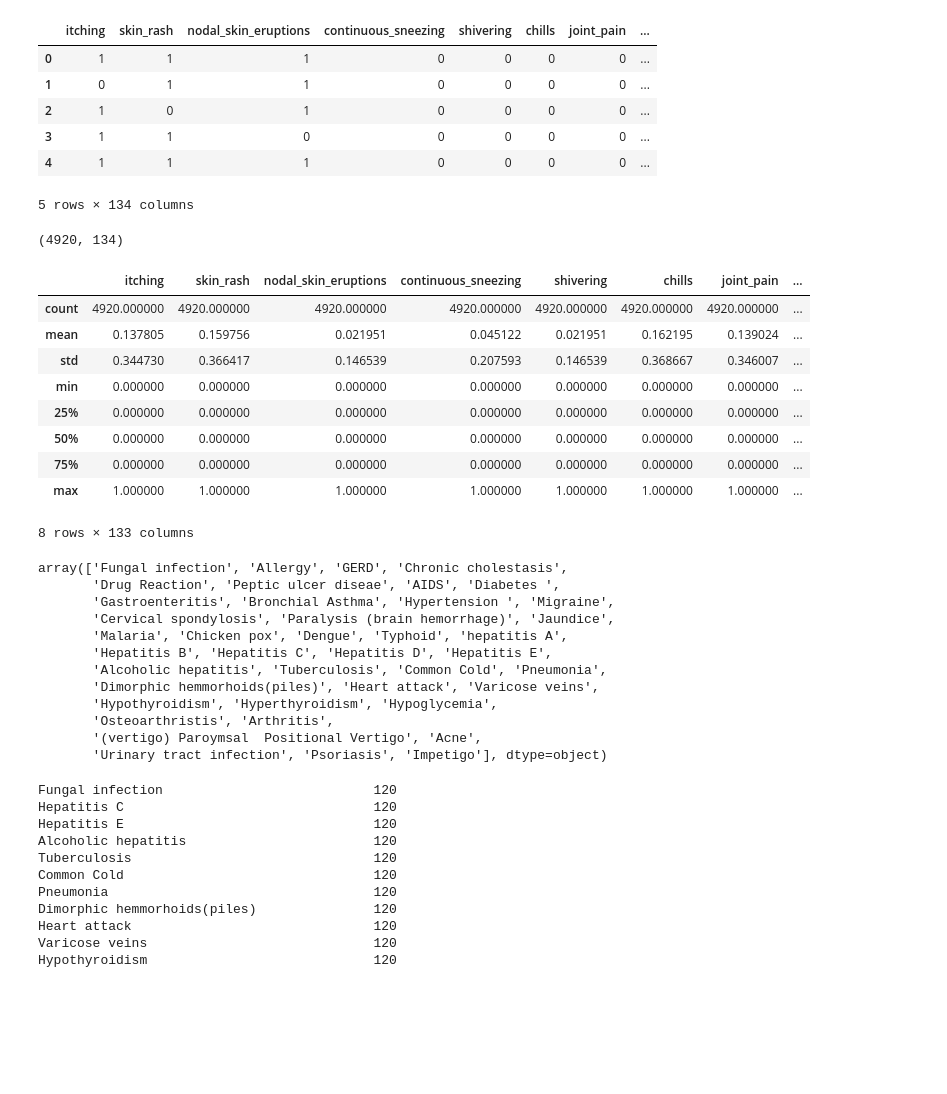
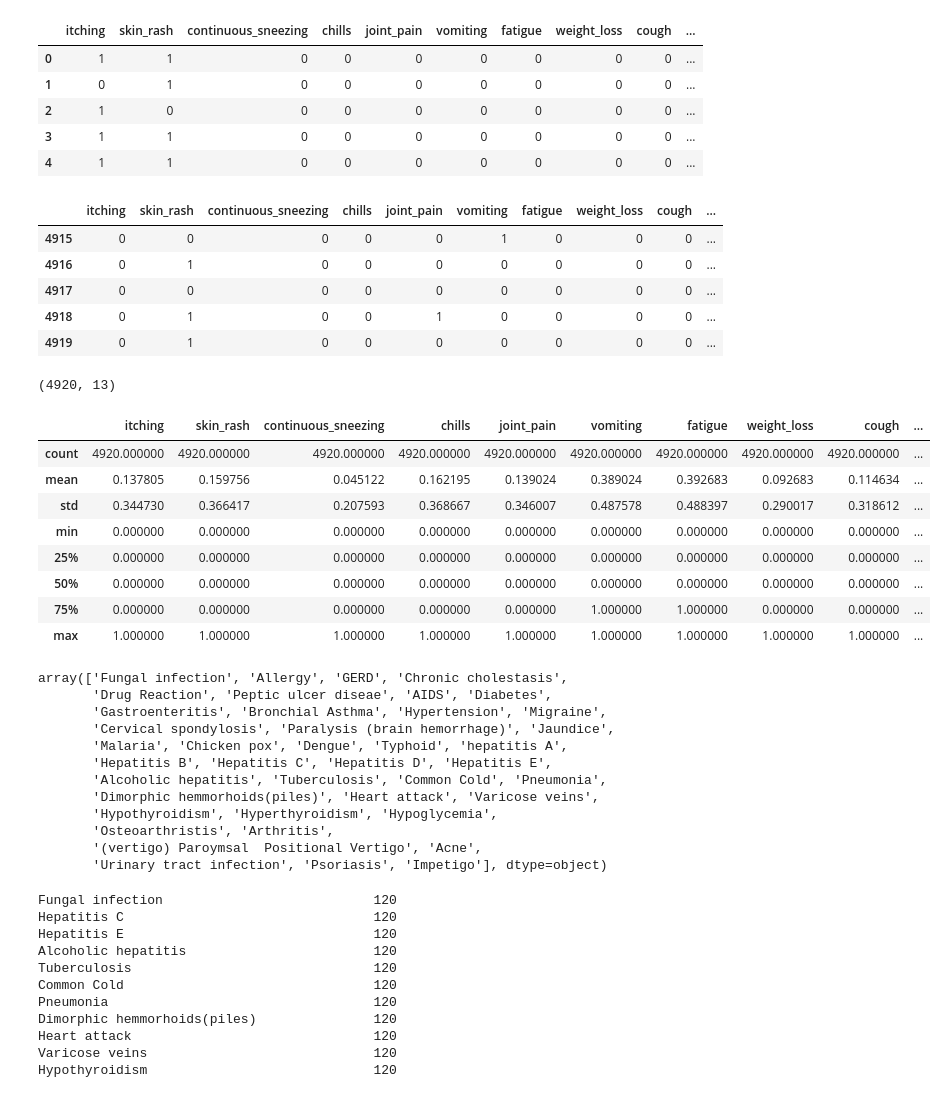
Before and after one commit to kibeert/ai_bootcamp342, a Jupyter notebook: common_diseases.ipynb, the cells around one changed output. Cells and saved outputs as stored; diff of their text form; code cells hidden in the pictures; blank space fills up the shorter version.

```diff
--- a/common_diseases.ipynb
+++ b/common_diseases.ipynb
@@ -35,42 +40,60 @@ import pickle
 # loading the diabetes dataset to a pandas DataFrame
 # diabetes_dataset = pd.read_csv('/content/diabetes.csv')
 # diseases_dataset = pd.read_csv('common_diseases.csv')
-df_train = pd.read_csv('Training.csv')
-df_test = pd.read_csv('Training.csv')
+# df_train = pd.read_csv('Training.csv')
+# df_test = pd.read_csv('Training.csv')
+df_main = pd.read_csv('diseases_training.csv')
+# %%
+df_main['diagnosis'] = df_main['diagnosis'].round().astype(int)
+# %%
+# Create a new DataFrame with only the selected symptoms
+selected_symptoms = ["itching", "skin_rash", "continuous_sneezing", "chills", "joint_pain", "vomiting",
+                     "fatigue", "weight_loss", "cough", "high_fever", "headache", "yellowish_skin","prognosis","diagnosis"]
+
+df = df_main[selected_symptoms]
+# %%
+df['diagnosis'] = df['diagnosis'].round().astype(int)
 # %%
 # printing the first 5 rows of the dataset
 # diabetes_dataset.head()
 # diseases_dataset.head()
-df_train.head()
+df.head()
 # %% [output]
-|  | itching | skin_rash | nodal_skin_eruptions | continuous_sneezing | shivering | chills | joint_pain | ... |
-| 0 | 1 | 1 | 1 | 0 | 0 | 0 | 0 | ... |
-| 1 | 0 | 1 | 1 | 0 | 0 | 0 | 0 | ... |
-| 2 | 1 | 0 | 1 | 0 | 0 | 0 | 0 | ... |
-| 3 | 1 | 1 | 0 | 0 | 0 | 0 | 0 | ... |
-| 4 | 1 | 1 | 1 | 0 | 0 | 0 | 0 | ... |
+|  | itching | skin_rash | continuous_sneezing | chills | joint_pain | vomiting | fatigue | weight_loss | cough | ... |
+| 0 | 1 | 1 | 0 | 0 | 0 | 0 | 0 | 0 | 0 | ... |
+| 1 | 0 | 1 | 0 | 0 | 0 | 0 | 0 | 0 | 0 | ... |
+| 2 | 1 | 0 | 0 | 0 | 0 | 0 | 0 | 0 | 0 | ... |
+| 3 | 1 | 1 | 0 | 0 | 0 | 0 | 0 | 0 | 0 | ... |
+| 4 | 1 | 1 | 0 | 0 | 0 | 0 | 0 | 0 | 0 | ... |
-5 rows × 134 columns
+# %%
+df.tail()
+# %% [output]
+|  | itching | skin_rash | continuous_sneezing | chills | joint_pain | vomiting | fatigue | weight_loss | cough | ... |
+| 4915 | 0 | 0 | 0 | 0 | 0 | 1 | 0 | 0 | 0 | ... |
+| 4916 | 0 | 1 | 0 | 0 | 0 | 0 | 0 | 0 | 0 | ... |
+| 4917 | 0 | 0 | 0 | 0 | 0 | 0 | 0 | 0 | 0 | ... |
+| 4918 | 0 | 1 | 0 | 0 | 1 | 0 | 0 | 0 | 0 | ... |
+| 4919 | 0 | 1 | 0 | 0 | 0 | 0 | 0 | 0 | 0 | ... |
 # %%
 # number of rows and Columns in this dataset
 # diabetes_dataset.shape
 # diseases_dataset.shape
-df_train.shape
+df.shape
 # %% [output]
-(4920, 134)
+(4920, 13)
 # %%
 # getting the statistical measures of the data
 # diabetes_dataset.describe()
 # diseases_dataset.describe()
-df_train.describe()
+df.describe()
 # %% [output]
-|  | itching | skin_rash | nodal_skin_eruptions | continuous_sneezing | shivering | chills | joint_pain | ... |
-| count | 4920.000000 | 4920.000000 | 4920.000000 | 4920.000000 | 4920.000000 | 4920.000000 | 4920.000000 | ... |
-| mean | 0.137805 | 0.159756 | 0.021951 | 0.045122 | 0.021951 | 0.162195 | 0.139024 | ... |
-| std | 0.344730 | 0.366417 | 0.146539 | 0.207593 | 0.146539 | 0.368667 | 0.346007 | ... |
-| min | 0.000000 | 0.000000 | 0.000000 | 0.000000 | 0.000000 | 0.000000 | 0.000000 | ... |
-| 25% | 0.000000 | 0.000000 | 0.000000 | 0.000000 | 0.000000 | 0.000000 | 0.000000 | ... |
-| 50% | 0.000000 | 0.000000 | 0.000000 | 0.000000 | 0.000000 | 0.000000 | 0.000000 | ... |
-| 75% | 0.000000 | 0.000000 | 0.000000 | 0.000000 | 0.000000 | 0.000000 | 0.000000 | ... |
-| max | 1.000000 | 1.000000 | 1.000000 | 1.000000 | 1.000000 | 1.000000 | 1.000000 | ... |
+|  | itching | skin_rash | continuous_sneezing | chills | joint_pain | vomiting | fatigue | weight_loss | cough | ... |
+| count | 4920.000000 | 4920.000000 | 4920.000000 | 4920.000000 | 4920.000000 | 4920.000000 | 4920.000000 | 4920.000000 | 4920.000000 | ... |
+| mean | 0.137805 | 0.159756 | 0.045122 | 0.162195 | 0.139024 | 0.389024 | 0.392683 | 0.092683 | 0.114634 | ... |
+| std | 0.344730 | 0.366417 | 0.207593 | 0.368667 | 0.346007 | 0.487578 | 0.488397 | 0.290017 | 0.318612 | ... |
+| min | 0.000000 | 0.000000 | 0.000000 | 0.000000 | 0.000000 | 0.000000 | 0.000000 | 0.000000 | 0.000000 | ... |
+| 25% | 0.000000 | 0.000000 | 0.000000 | 0.000000 | 0.000000 | 0.000000 | 0.000000 | 0.000000 | 0.000000 | ... |
+| 50% | 0.000000 | 0.000000 | 0.000000 | 0.000000 | 0.000000 | 0.000000 | 0.000000 | 0.000000 | 0.000000 | ... |
+| 75% | 0.000000 | 0.000000 | 0.000000 | 0.000000 | 0.000000 | 1.000000 | 1.000000 | 0.000000 | 0.000000 | ... |
+| max | 1.000000 | 1.000000 | 1.000000 | 1.000000 | 1.000000 | 1.000000 | 1.000000 | 1.000000 | 1.000000 | ... |
-8 rows × 133 columns
 # %%
@@ -78,9 +101,9 @@ df_train.drop('Unnamed: 133', axis=1, inplace=True)
 # %%
-df_train['prognosis'].unique()
+df['prognosis'].unique()
 # %% [output]
 array(['Fungal infection', 'Allergy', 'GERD', 'Chronic cholestasis',
-       'Drug Reaction', 'Peptic ulcer diseae', 'AIDS', 'Diabetes ',
-       'Gastroenteritis', 'Bronchial Asthma', 'Hypertension ', 'Migraine',
+       'Drug Reaction', 'Peptic ulcer diseae', 'AIDS', 'Diabetes',
+       'Gastroenteritis', 'Bronchial Asthma', 'Hypertension', 'Migraine',
        'Cervical spondylosis', 'Paralysis (brain hemorrhage)', 'Jaundice',
        'Malaria', 'Chicken pox', 'Dengue', 'Typhoid', 'hepatitis A',
        'Hepatitis B', 'Hepatitis C', 'Hepatitis D', 'Hepatitis E',
```
Also changed, not shown: parts of 26 cells of this notebook.
